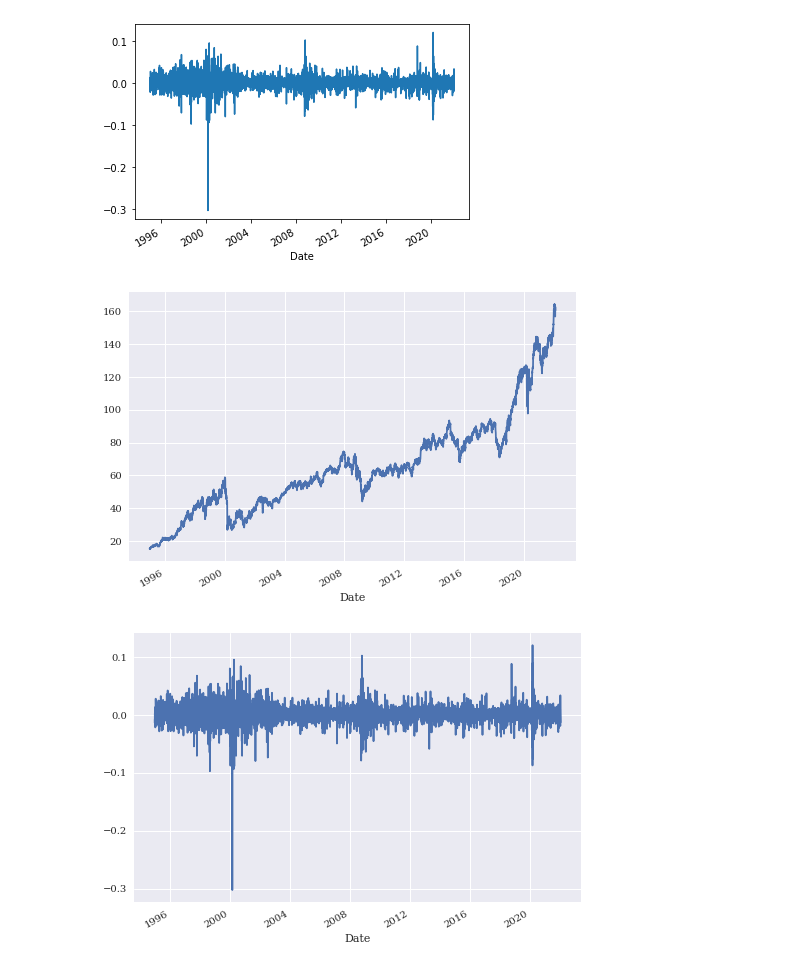
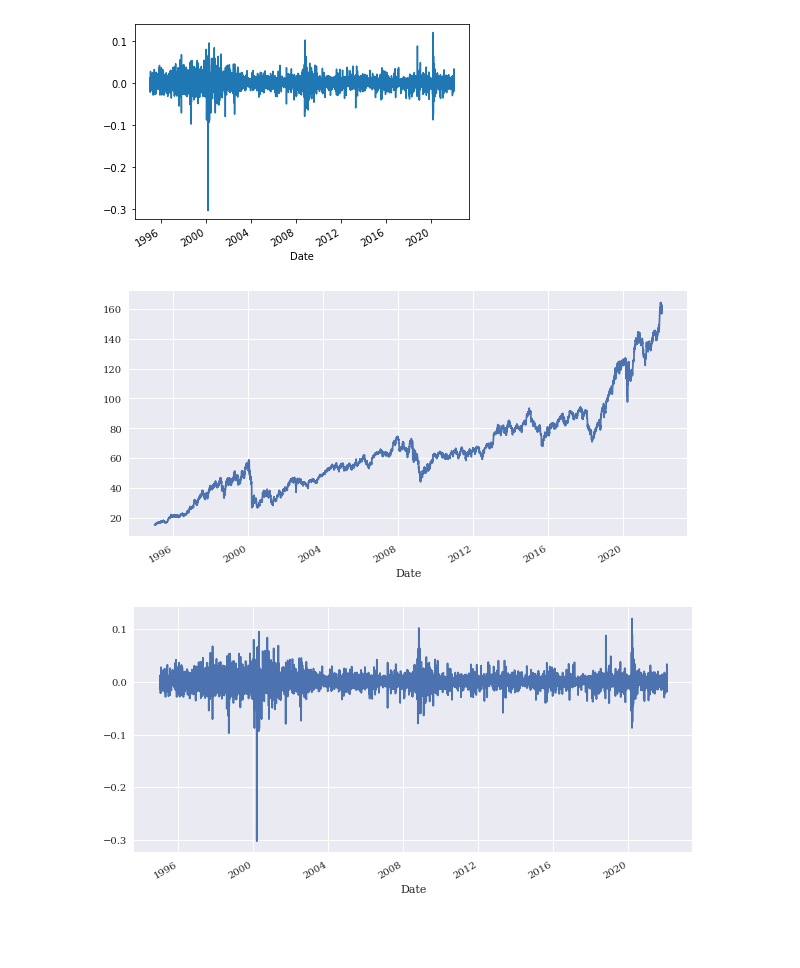
Before and after one commit to caiquemiranda/class, a Jupyter notebook: data-mining/jupter-projects/class-02-finanças.ipynb, the cells around one changed output. Saved outputs shown, nothing was run; the diff lists cells and outputs as text; code cells hidden in the pictures; blank space fills up the shorter version.

Commit message:
finanças plot

```diff
--- a/data-mining/jupter-projects/class-02-finanças.ipynb
+++ b/data-mining/jupter-projects/class-02-finanças.ipynb
@@ -64,10 +64,10 @@ plt.style.use('seaborn')
 mpl.rcParams['savefig.dpi'] = 300
 mpl.rcParams['font.family'] = 'serif'
 # %%
-PG['Close'].plot();
+PG['Close'].plot(figsize=(10, 5));
 # %% [output]
-[figure, old version]
+[figure, new version]
 # %%
-PG['Retorno-simples'].plot();
+PG['Retorno-simples'].plot(figsize=(10, 5));
 # %% [output]
-[figure, old version]
+[figure, new version]
```
